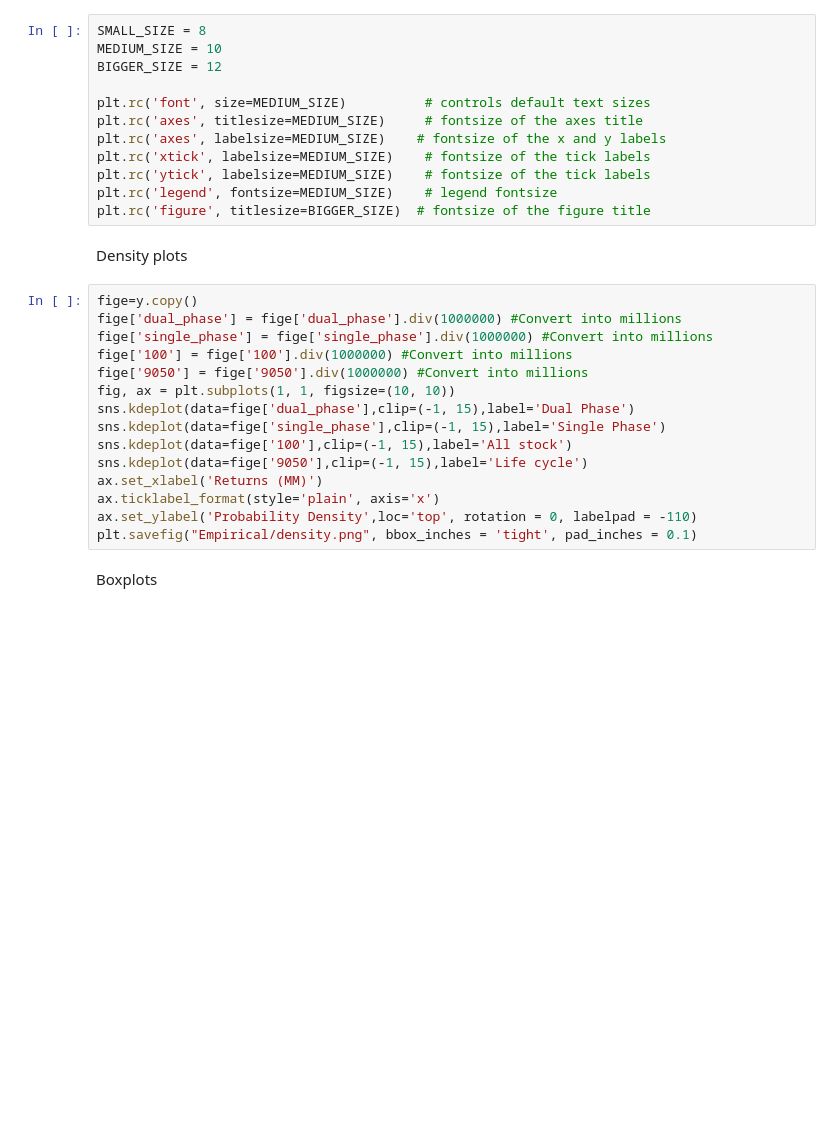
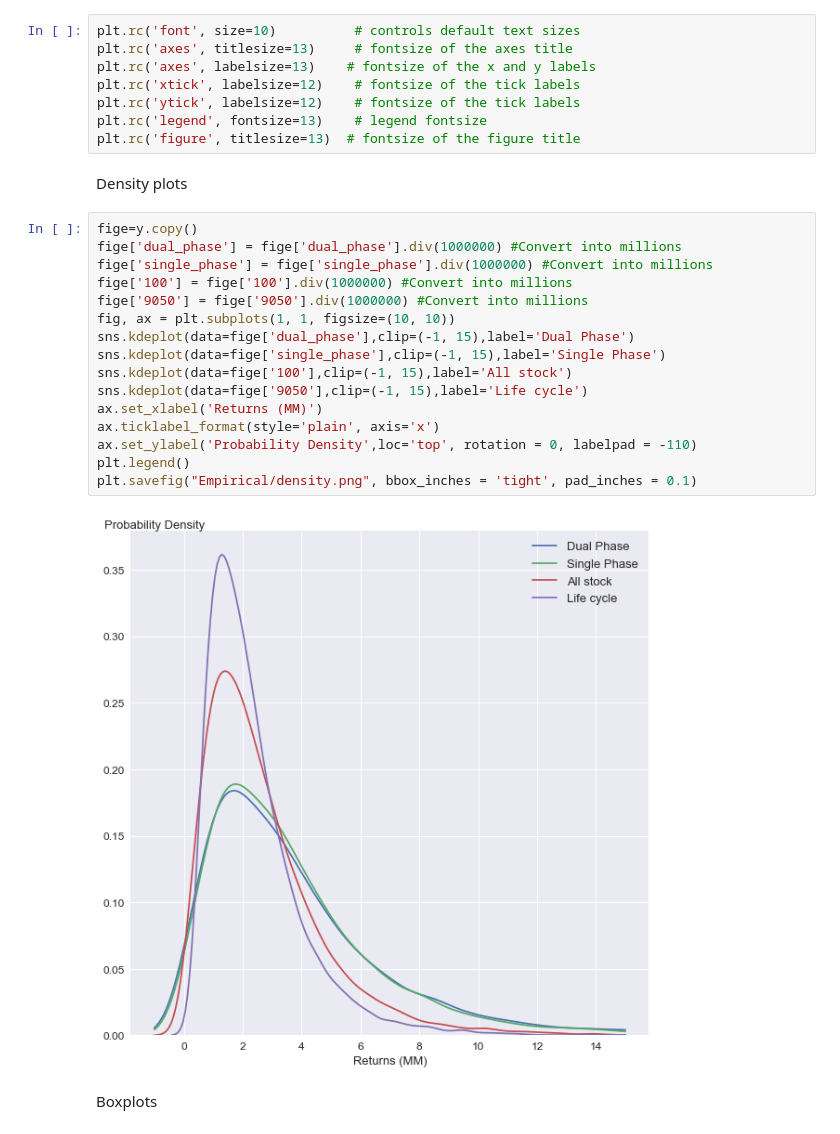
Before and after one commit to neriksen/applied_finance, a Jupyter notebook: Baseline.ipynb, the cells around one changed output. Cells and saved outputs as stored; diff of their text form; blank space fills up the shorter version.

Commit message:
ny figurer + defaulted figur

```diff
--- a/Baseline.ipynb
+++ b/Baseline.ipynb
@@ -26,34 +36,33 @@ print(quantile)
 # %% [markdown]
 Plottin Data
 # %%
-SMALL_SIZE = 8
-MEDIUM_SIZE = 10
-BIGGER_SIZE = 12
-
-plt.rc('font', size=MEDIUM_SIZE)          # controls default text sizes
-plt.rc('axes', titlesize=MEDIUM_SIZE)     # fontsize of the axes title
-plt.rc('axes', labelsize=MEDIUM_SIZE)    # fontsize of the x and y labels
-plt.rc('xtick', labelsize=MEDIUM_SIZE)    # fontsize of the tick labels
-plt.rc('ytick', labelsize=MEDIUM_SIZE)    # fontsize of the tick labels
-plt.rc('legend', fontsize=MEDIUM_SIZE)    # legend fontsize
-plt.rc('figure', titlesize=BIGGER_SIZE)  # fontsize of the figure title
+plt.rc('font', size=10)          # controls default text sizes
+plt.rc('axes', titlesize=13)     # fontsize of the axes title
+plt.rc('axes', labelsize=13)    # fontsize of the x and y labels
+plt.rc('xtick', labelsize=12)    # fontsize of the tick labels
+plt.rc('ytick', labelsize=12)    # fontsize of the tick labels
+plt.rc('legend', fontsize=13)    # legend fontsize
+plt.rc('figure', titlesize=13)  # fontsize of the figure title
 # %% [markdown]
 Density plots
 # %%
 fige=y.copy()
 fige['dual_phase'] = fige['dual_phase'].div(1000000) #Convert into millions
 fige['single_phase'] = fige['single_phase'].div(1000000) #Convert into millions
 fige['100'] = fige['100'].div(1000000) #Convert into millions
 fige['9050'] = fige['9050'].div(1000000) #Convert into millions
 fig, ax = plt.subplots(1, 1, figsize=(10, 10))
 sns.kdeplot(data=fige['dual_phase'],clip=(-1, 15),label='Dual Phase')
 sns.kdeplot(data=fige['single_phase'],clip=(-1, 15),label='Single Phase')
 sns.kdeplot(data=fige['100'],clip=(-1, 15),label='All stock')
 sns.kdeplot(data=fige['9050'],clip=(-1, 15),label='Life cycle')
 ax.set_xlabel('Returns (MM)')
 ax.ticklabel_format(style='plain', axis='x')
 ax.set_ylabel('Probability Density',loc='top', rotation = 0, labelpad = -110)
+plt.legend()
 plt.savefig("Empirical/density.png", bbox_inches = 'tight', pad_inches = 0.1)
+# %% [output]
+[figure, added]
 # %% [markdown]
 Boxplots
 # %%
```
Also changed, not shown: parts of 6 cells of this notebook, 5 other files.
